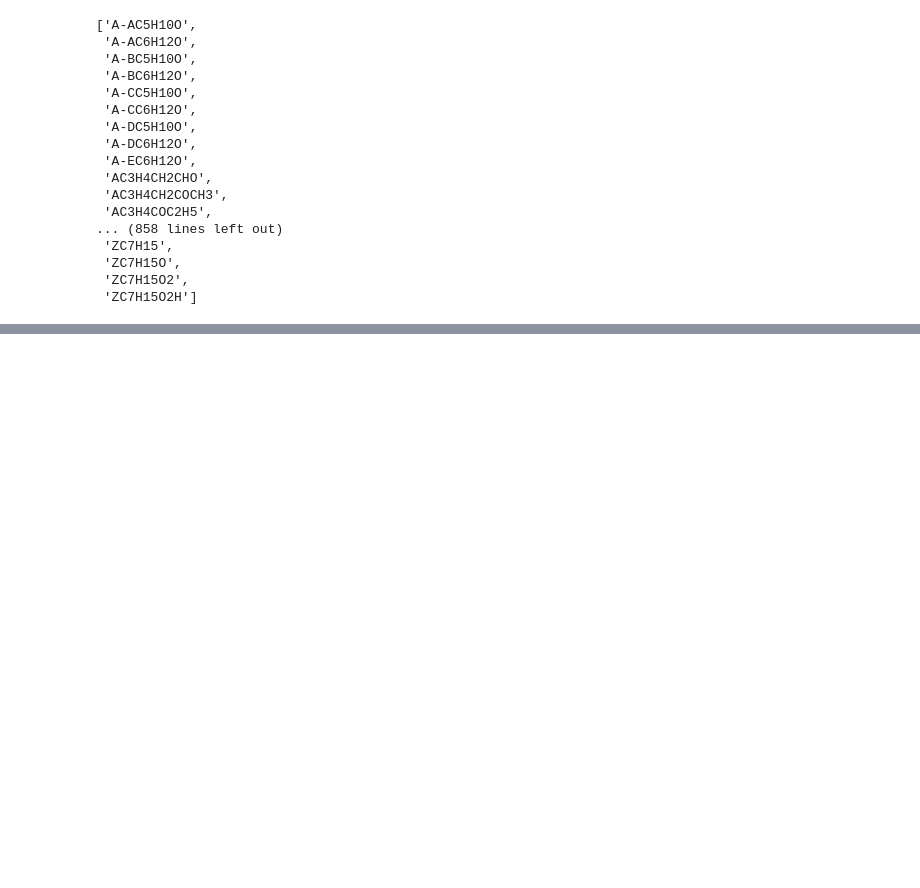
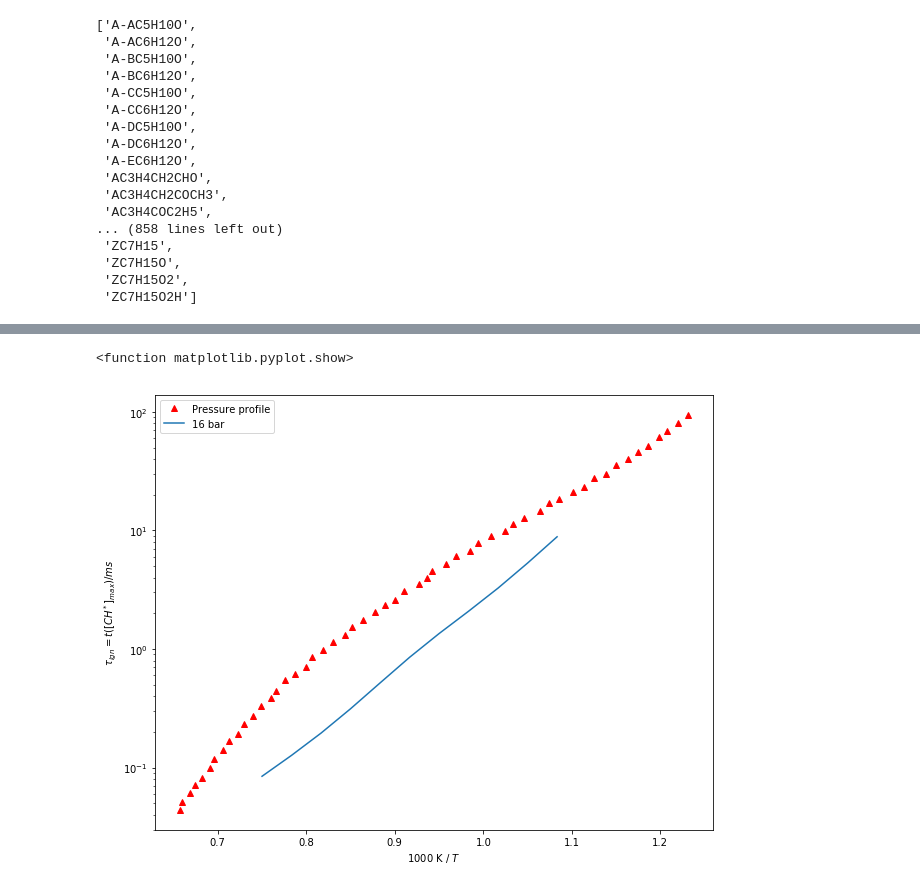
Before and after one commit to ajuluc/GTL, a Jupyter notebook: ic8_ignition_delay_LLNL.ipynb, the cells around one changed output, grey strips where cells are left out. Saved outputs shown, nothing was run; the diff lists cells and outputs as text; code cells hidden in the pictures; blank space fills up the shorter version.

```diff
--- a/ic8_ignition_delay_LLNL.ipynb
+++ b/ic8_ignition_delay_LLNL.ipynb
@@ -91,0 +378,15 @@ gas()
+# %%
+
+
+plt.semilogy(xvalues, yvalues, 'r^',label='Pressure profile')
+
+
+
+plt.semilogy(1000/temperatures, times, label='{} bar'.format(pressures_bar))
+plt.legend(loc='best')
+plt.xlabel('1000 K / $T$')
+plt.ylabel('$\\tau_{ign} = t([CH^*]_{max})/ms$')
+plt.show
+# %% [output]
+<function matplotlib.pyplot.show>
+[figure, added]
```
Also changed, not shown: parts of 12 cells of this notebook, 3 other files.
